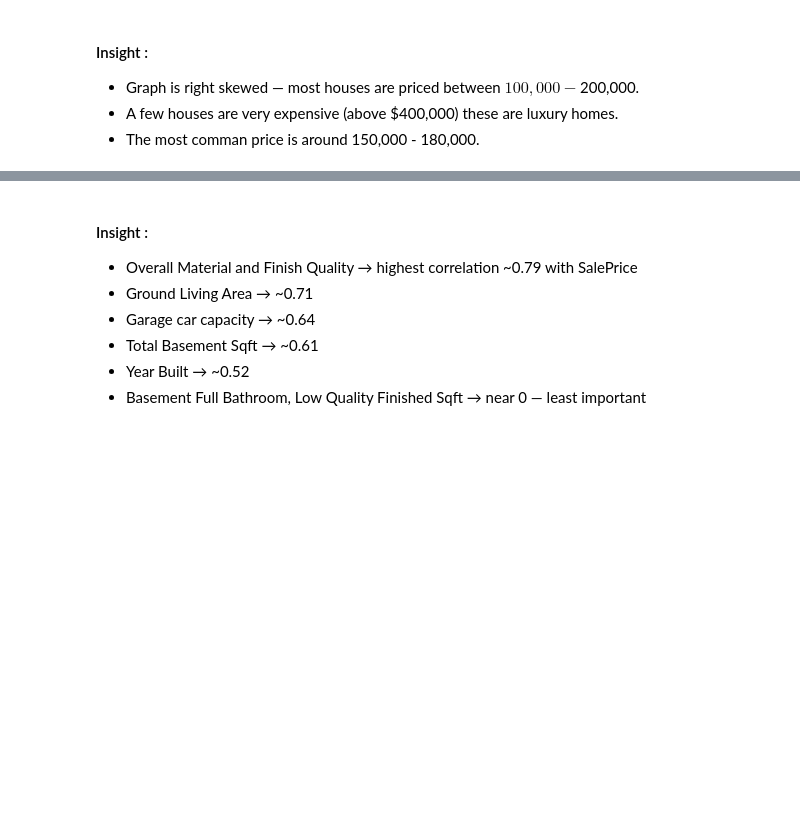
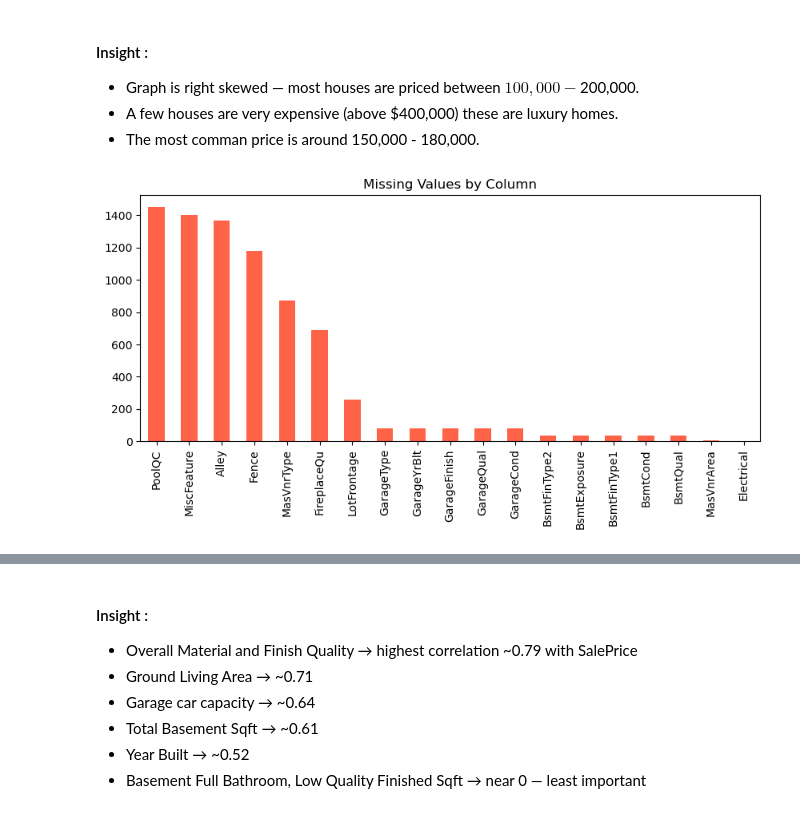
Before and after one commit to darshitrathod16/House_Price_Prediction, a Jupyter notebook: House_Price_Prediction.ipynb, the cells around one changed output, grey strips where cells are left out. Saved outputs shown, nothing was run; the diff lists cells and outputs as text; code cells hidden in the pictures; blank space fills up the shorter version.

```diff
--- a/House_Price_Prediction.ipynb
+++ b/House_Price_Prediction.ipynb
@@ -321,6 +328,15 @@ Text(0.5, 1.0, 'Distribution of Sale Price')
 * Graph is right skewed — most houses are priced between $100,000 - $200,000.
 * A few houses are very expensive (above $400,000) these are luxury homes.
 * The most comman price is around 150,000 - 180,000.
+# %%
+# Visualize which columns have missing data, and how much
+missing = df.isnull().sum()
+missing = missing[missing > 0].sort_values(ascending=False)
+missing.plot(kind='bar', figsize=(10,4), color='tomato')
+plt.title("Missing Values by Column")
+plt.show()
+# %% [output]
+[figure, added]
 # %%
 corr = df.select_dtypes(include = "number").corr()
 # %%
```
Also changed, not shown: parts of 52 cells of this notebook.
